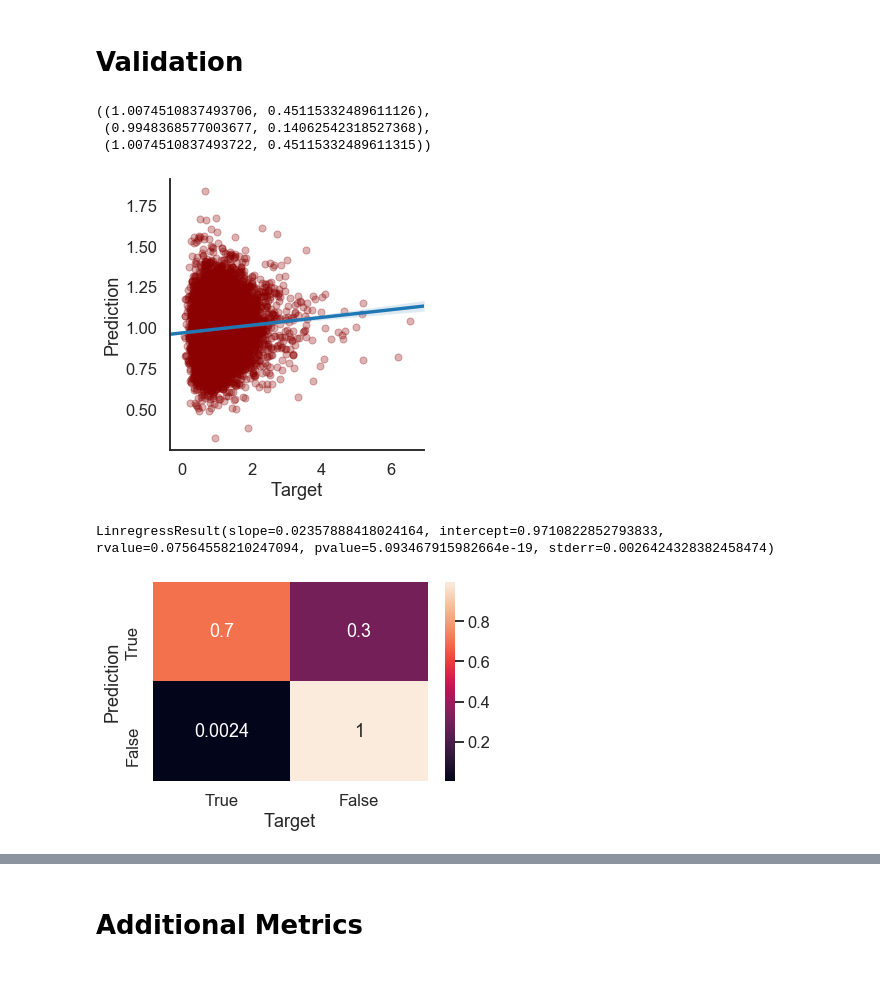
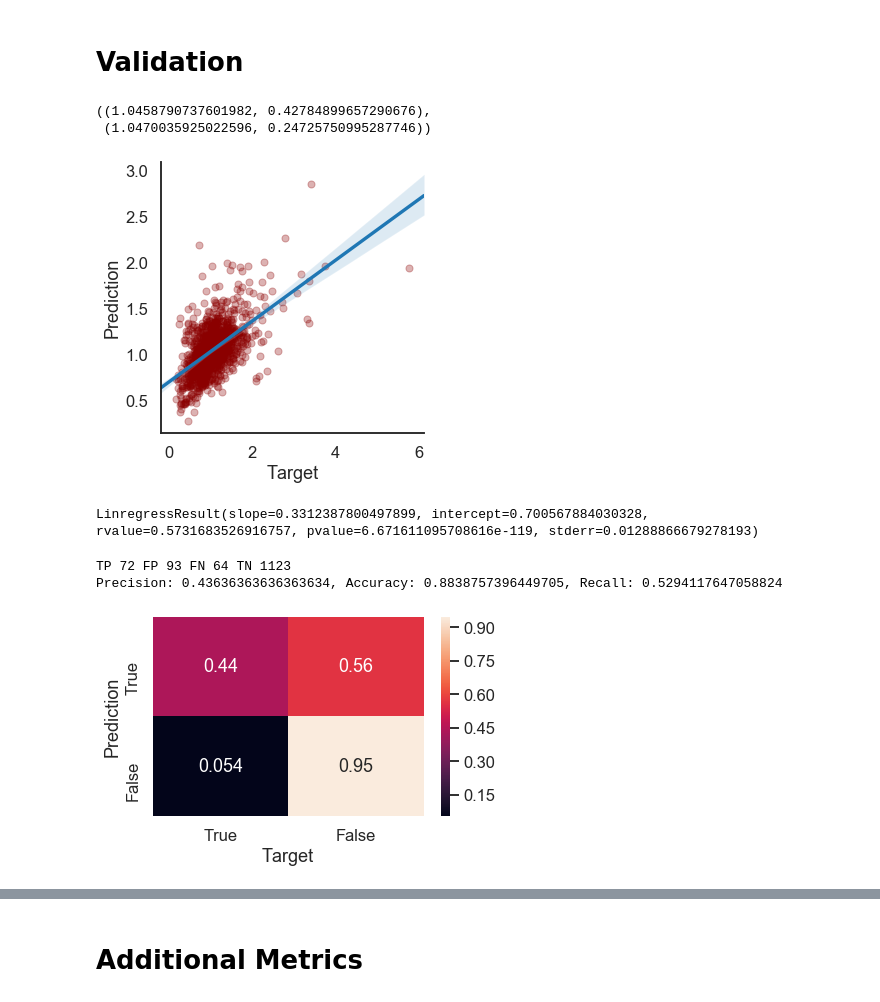
Before and after one commit to wdlcameron/DeepEngage, a Jupyter notebook: Post_Processing_Exploration.ipynb, the cells around one changed output, grey strips where cells are left out. Drawn from its saved outputs; the diff is of its cells as text; code cells hidden in the pictures.

Commit message:
Refactored Validation

```diff
--- a/Post_Processing_Exploration.ipynb
+++ b/Post_Processing_Exploration.ipynb
@@ -24,10 +17,14 @@ def append_predictions(df, preds, column_name = 'predictions'):
 # %%
 root_path = Path(r'C:\Users\William\Google Drive (william.dl.cameron@gmail.com)\Insight Project')
-project_path = root_path/'Output_Food'
+project_path = root_path/'Output_Guys'
 models_path = project_path/'Models'
 images_path = project_path/'Images'
 figures_path = project_path/'Figures'; figures_path.mkdir(exist_ok = True)
-df = pd.read_csv(project_path/'processed_dataframe.csv')
+df = pd.read_csv(project_path/'final_with_cnn_and_tab_predictions.csv')
 
 dep_var = 'engagement_factor_moving_avg'
-df = preprocess_dataframe(df, dep_var, images_path)
+df = df[~np.isnan(df[dep_var])]
+df = df[df['is_valid'] == True]
+
+sns.set_context("talk")
+sns.set_style("white")
@@ -125,28 +131,30 @@ def save_seaborn_plot(f, filepath):
 DUD_THRESH = 0.7
 project_path = project_path
 target_col = dep_var  #dep_var
-pred_col = 'prediction'
-norm_col = 'normalized_preds'
+pred_col = 'cnn_prediction'
+pred_col = 'tab_prediction'
+#norm_col = 'normalized_preds'
 
 
-df = pd.read_csv(project_path/'final_with_predictions.csv')
-df = prepare_df(df, pred_col, target_col)
-get_stats(df[target_col]),get_stats(df[pred_col]), get_stats(df[norm_col])
+#df = pd.read_csv(project_path/'final_with_cnn_and_tab_predictions.csv')
+#df = prepare_df(df, pred_col, target_col)
+get_stats(df[target_col]),get_stats(df[pred_col])#, get_stats(df[norm_col])
 # %% [output]
-((1.0074510837493706, 0.45115332489611126),
- (0.9948368577003677, 0.14062542318527368),
- (1.0074510837493722, 0.45115332489611315))
+((1.0458790737601982, 0.42784899657290676),
+ (1.0470035925022596, 0.24725750995287746))
 # %%
 scatter_plt = make_accuracy_scatter(df, pred_col, target_col)
-scatter_plt.savefig(figures_path/'target_vs_prediction.png')
+scatter_plt.savefig(figures_path/f'target_vs_prediction_{pred_col}.png', dpi = 600)
 # %% [output]
-[figure, old version]
+[figure, new version]
 # %%
 stats.linregress(df[target_col],df[pred_col])
 # %% [output]
-LinregressResult(slope=0.02357888418024164, intercept=0.9710822852793833, rvalue=0.07564558210247094, pvalue=5.093467915982664e-19, stderr=0.0026424328382458474)
+LinregressResult(slope=0.3312387800497899, intercept=0.700567884030328, rvalue=0.5731683526916757, pvalue=6.671611095708616e-119, stderr=0.01288866679278193)
 # %%
 cf_matrix = make_thresholded_confusion_matrix(df, pred_col, target_col, 0.6, normalize_rows = True)
-save_seaborn_plot(cf_matrix, figures_path/'confusion_matrix_duds.png')
+save_seaborn_plot(cf_matrix, figures_path/f'confusion_matrix_duds_{pred_col}.png')
 # %% [output]
+TP 72 FP 93 FN 64 TN 1123
+Precision: 0.43636363636363634, Accuracy: 0.8838757396449705, Recall: 0.5294117647058824
-[figure, old version]
+[figure, new version]
```
Also changed, not shown: parts of 32 cells of this notebook.
